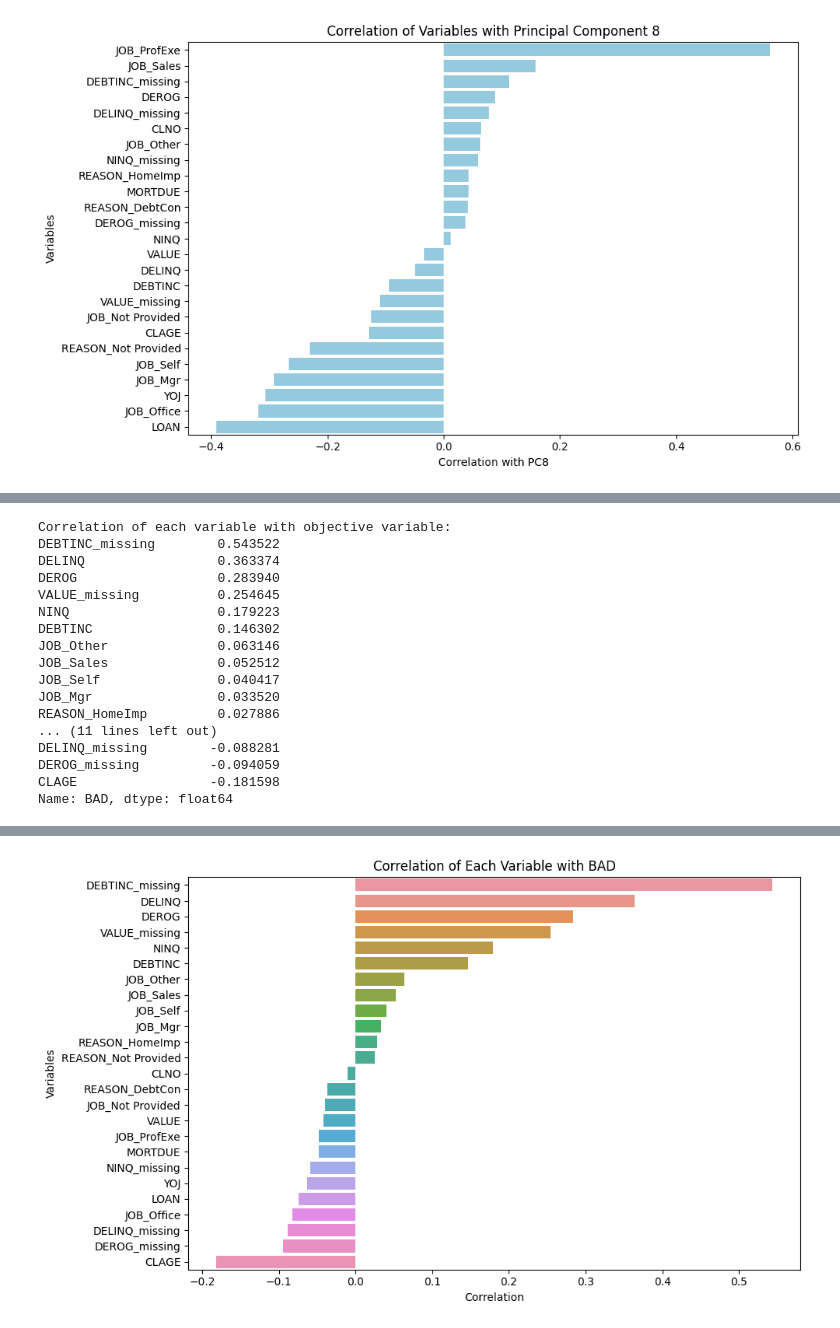
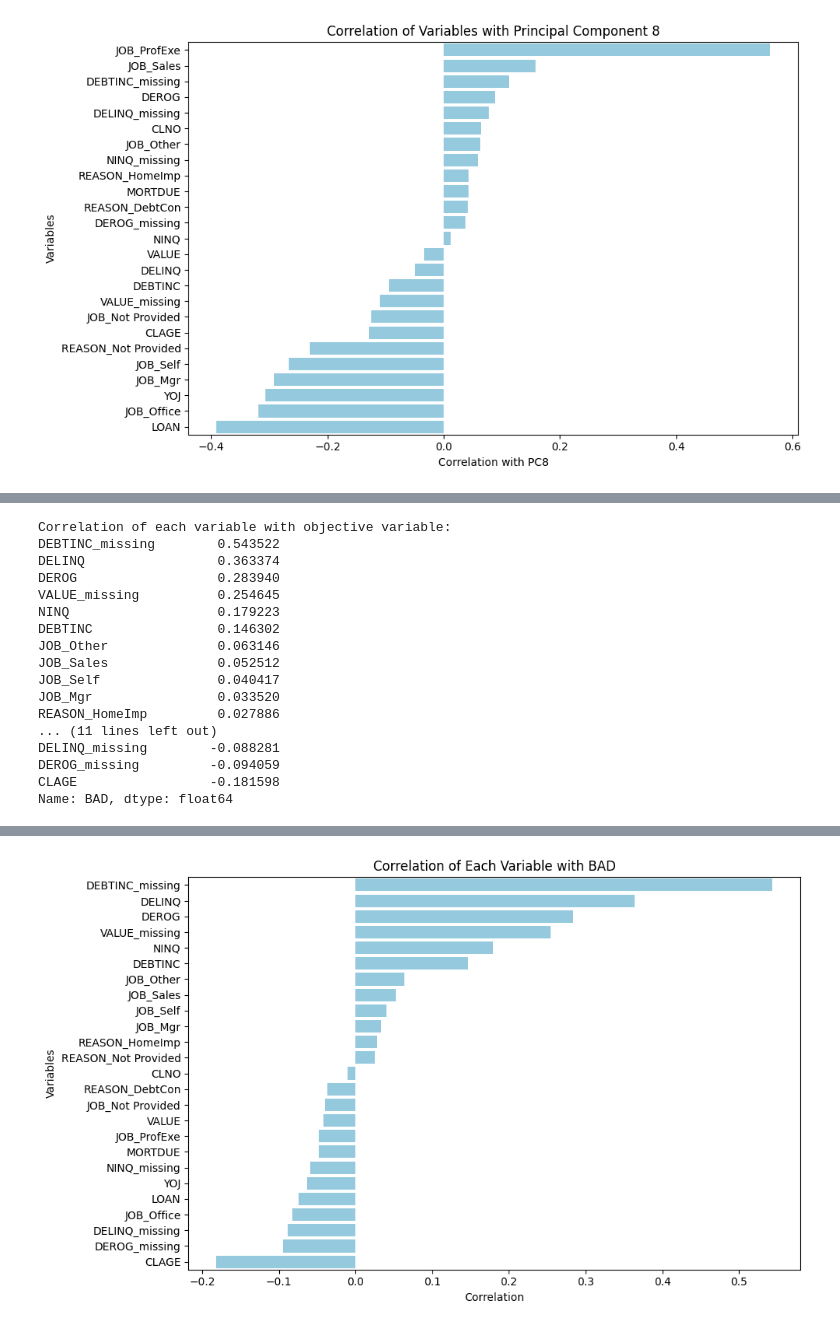
Before and after one commit to solrac2905/Data_Analytics_Project, a Jupyter notebook: ambs-analytics-project/notebooks/PCA.ipynb, the cells around one changed output, grey strips where cells are left out. Drawn from its saved outputs; the diff is of its cells as text; code cells hidden in the pictures.

```diff
--- a/ambs-analytics-project/notebooks/PCA.ipynb
+++ b/ambs-analytics-project/notebooks/PCA.ipynb
@@ -479,32 +586,32 @@ corr_matrix = full_data.corr()
 obj_corr = corr_matrix[objective_var].drop(objective_var).sort_values(ascending=False)
 print("\nCorrelation of each variable with objective variable:")
 print(obj_corr)
 
 # Plot
 plt.figure(figsize=(10,6))
-sns.barplot(x=obj_corr.values, y=obj_corr.index)
+sns.barplot(x=obj_corr.values, y=obj_corr.index, color='skyblue')
 plt.title(f'Correlation of Each Variable with {objective_var}')
 plt.xlabel('Correlation')
 plt.ylabel('Variables')
 plt.tight_layout()
 plt.show()
 # %% [output]
 Correlation of each variable with objective variable:
 DEBTINC_missing        0.543522
 DELINQ                 0.363374
 DEROG                  0.283940
 VALUE_missing          0.254645
 NINQ                   0.179223
 DEBTINC                0.146302
 JOB_Other              0.063146
 JOB_Sales              0.052512
 JOB_Self               0.040417
 JOB_Mgr                0.033520
 REASON_HomeImp         0.027886
 ... (11 lines left out)
 DELINQ_missing        -0.088281
 DEROG_missing         -0.094059
 CLAGE                 -0.181598
 Name: BAD, dtype: float64
 [interactive output not drawn]
-[figure, old version]
+[figure, new version]
```
Also changed, not shown: parts of 30 cells of this notebook.
